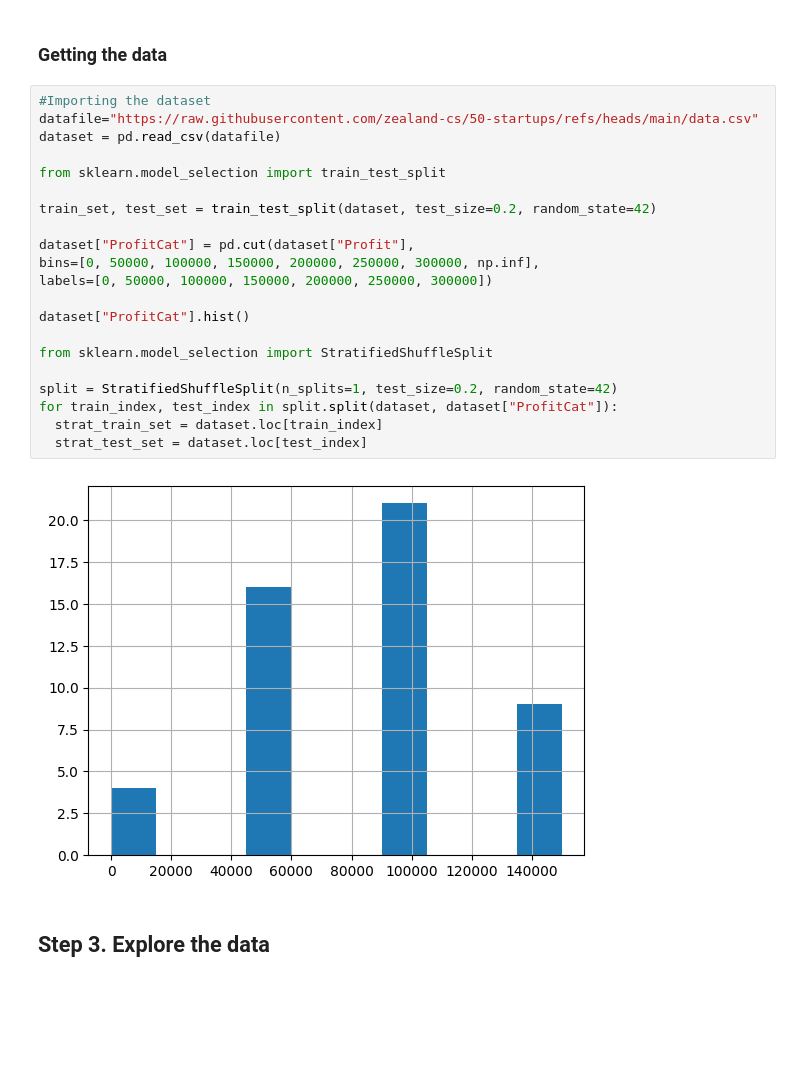
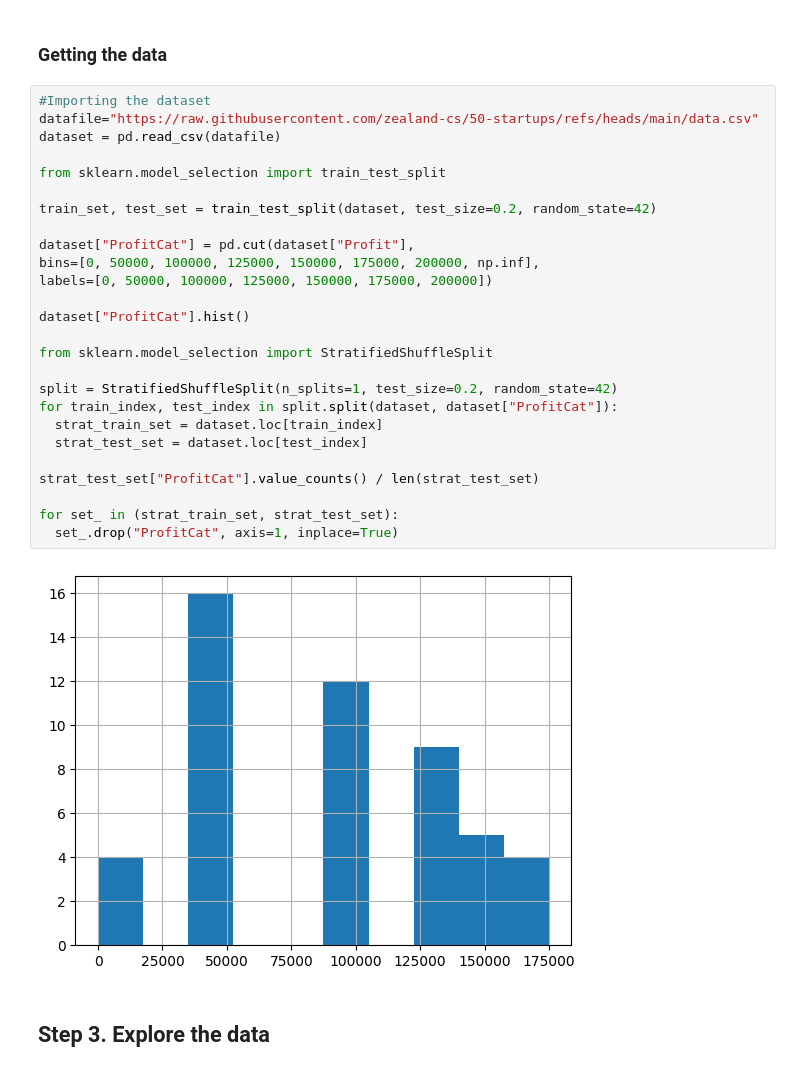
Before and after one commit to zealand-cs/50-startups, a Jupyter notebook: 50-startups.ipynb, the cells around one changed output. Saved outputs shown, nothing was run; the diff lists cells and outputs as text; blank space fills up the shorter version.

```diff
--- a/50-startups.ipynb
+++ b/50-startups.ipynb
@@ -199,26 +199,31 @@ Code is to be established in your notebook. Find your stuff in section ‘Create
 # %%
 #Importing the dataset
 datafile="https://raw.githubusercontent.com/zealand-cs/50-startups/refs/heads/main/data.csv"
 dataset = pd.read_csv(datafile)
 
 from sklearn.model_selection import train_test_split
 
 train_set, test_set = train_test_split(dataset, test_size=0.2, random_state=42)
 
 dataset["ProfitCat"] = pd.cut(dataset["Profit"],
-bins=[0, 50000, 100000, 150000, 200000, 250000, 300000, np.inf],
-labels=[0, 50000, 100000, 150000, 200000, 250000, 300000])
+bins=[0, 50000, 100000, 125000, 150000, 175000, 200000, np.inf],
+labels=[0, 50000, 100000, 125000, 150000, 175000, 200000])
 
 dataset["ProfitCat"].hist()
 
 from sklearn.model_selection import StratifiedShuffleSplit
 
 split = StratifiedShuffleSplit(n_splits=1, test_size=0.2, random_state=42)
 for train_index, test_index in split.split(dataset, dataset["ProfitCat"]):
   strat_train_set = dataset.loc[train_index]
   strat_test_set = dataset.loc[test_index]
+
+strat_test_set["ProfitCat"].value_counts() / len(strat_test_set)
+
+for set_ in (strat_train_set, strat_test_set):
+  set_.drop("ProfitCat", axis=1, inplace=True)
 # %% [output]
-[figure, old version]
+[figure, new version]
 # %% [markdown]
 ## Step 3. Explore the data
 # %% [markdown]
```
Also changed, not shown: parts of 8 cells of this notebook.
